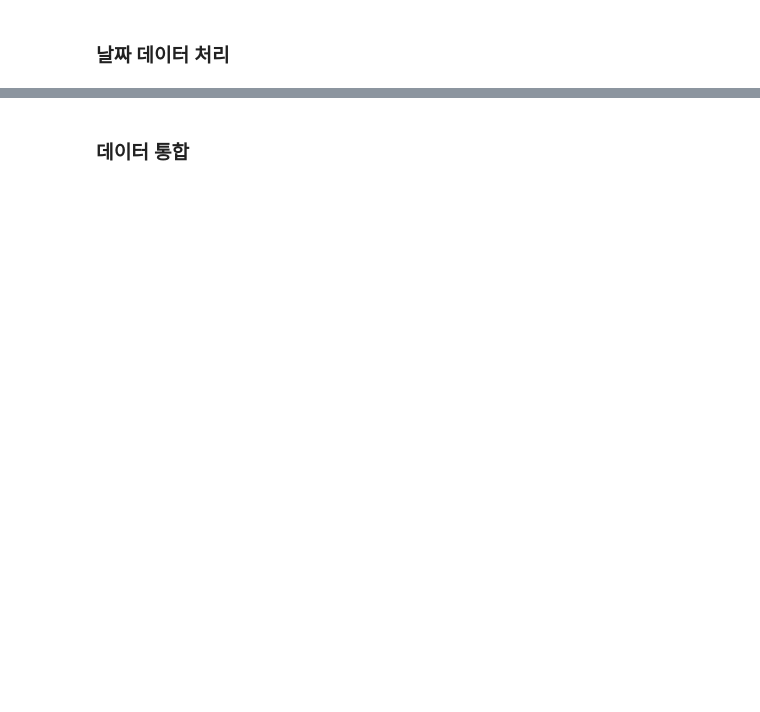
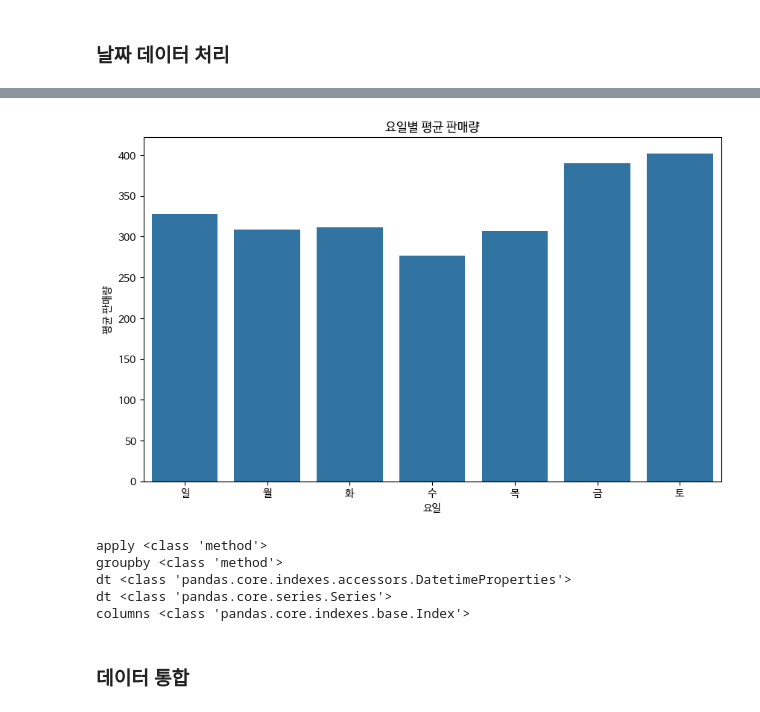
Before and after one commit to shyoonCS/Data-Analysis-with-Open-Source, a Jupyter notebook: 오픈소스_데이터_분석_7강.ipynb, the cells around one changed output, grey strips where cells are left out. Saved outputs shown, nothing was run; the diff lists cells and outputs as text; code cells hidden in the pictures; blank space fills up the shorter version.

```diff
--- a/오픈소스_데이터_분석_7강.ipynb
+++ b/오픈소스_데이터_분석_7강.ipynb
@@ -236,3 +251,7 @@ df_date
+# %%
+import matplotlib.pyplot as plt
+plt.rc('font', family='NanumBarunGothic')
+#실행 후 런타임 다시 시작
 # %%
 from google.colab import files
 files.upload()
@@ -433,9 +496,15 @@ train_cleaned['year'] = train_cleaned['date'].dt.year
 train_cleaned['month'] = train_cleaned['date'].dt.month
 train_cleaned['day'] = train_cleaned['date'].dt.day
 train_cleaned['dayofweek'] = train_cleaned['date'].dt.dayofweek
-### 주말, 월초, 월말 여부 추철
 
+### 주말, 월초, 월말 여부 추출
+train_cleaned['weekend'] = train_cleaned['dayofweek'].apply(lambda x: 1 if x >= 5 else 0)
+train_cleaned['is_month_start'] = train_cleaned['date'].dt.is_month_start
+train_cleaned['is_month_end'] = train_cleaned['date'].dt.is_month_end
 
 print("날짜 특성 추출 결과:")
 print(train_cleaned[['date', 'year', 'month', 'day', 'dayofweek', 'weekend', 'is_month_start', 'is_month_end']].head())
+print(train_cleaned[train_cleaned['weekend'] == 1][['date','weekend']].head()
+print(train_cleaned[(train_cleaned['is_month_start']==True) | (train_cleaned['is_month_end']==True)][['date','is_month_start','is_month_end']])
+print(train_cleaned[ (train_cleaned['is_month_end']==True)][['date','is_month_start','is_month_end']])
 # %% [output]
@@ -443,14 +528,32 @@ NameError: name 'train_cleaned' is not defined
 # %%
 ## 요일별 평균 판매량을 계산
+day_sales = train_cleaned.groupby('dayofweek')['sales'].mean().reset_index()
 
 ## 요일 출력값 변경
+day_sales['day_name'] = day_sales['dayofweek'].map({
+    0:'일', 1:'월', 2:'화', 3:'수', 4:'목', 5:'금', 6:'토'
+})
 
 plt.figure(figsize=(10, 6))
 sns.barplot(x='day_name', y='sales', data=day_sales)
 plt.title("요일별 평균 판매량")
 plt.xlabel("요일")
 plt.ylabel("평균 판매량")
 plt.show()
+# %% [output]
+[figure, added]
+# %%
+print('apply', type(train_cleaned.apply))
+print('groupby',type(train_cleaned.groupby))
+print('dt', type(train_cleaned['date'].dt))
+print('dt', type(train_cleaned['date'].dt.is_month_end))
+print('columns',type(train_cleaned.columns))
+# %% [output]
+apply <class 'method'>
+groupby <class 'method'>
+dt <class 'pandas.core.indexes.accessors.DatetimeProperties'>
+dt <class 'pandas.core.series.Series'>
+columns <class 'pandas.core.indexes.base.Index'>
 # %% [markdown]
 ### 데이터 통합
 # %%
```
Also changed, not shown: parts of 13 cells of this notebook.
